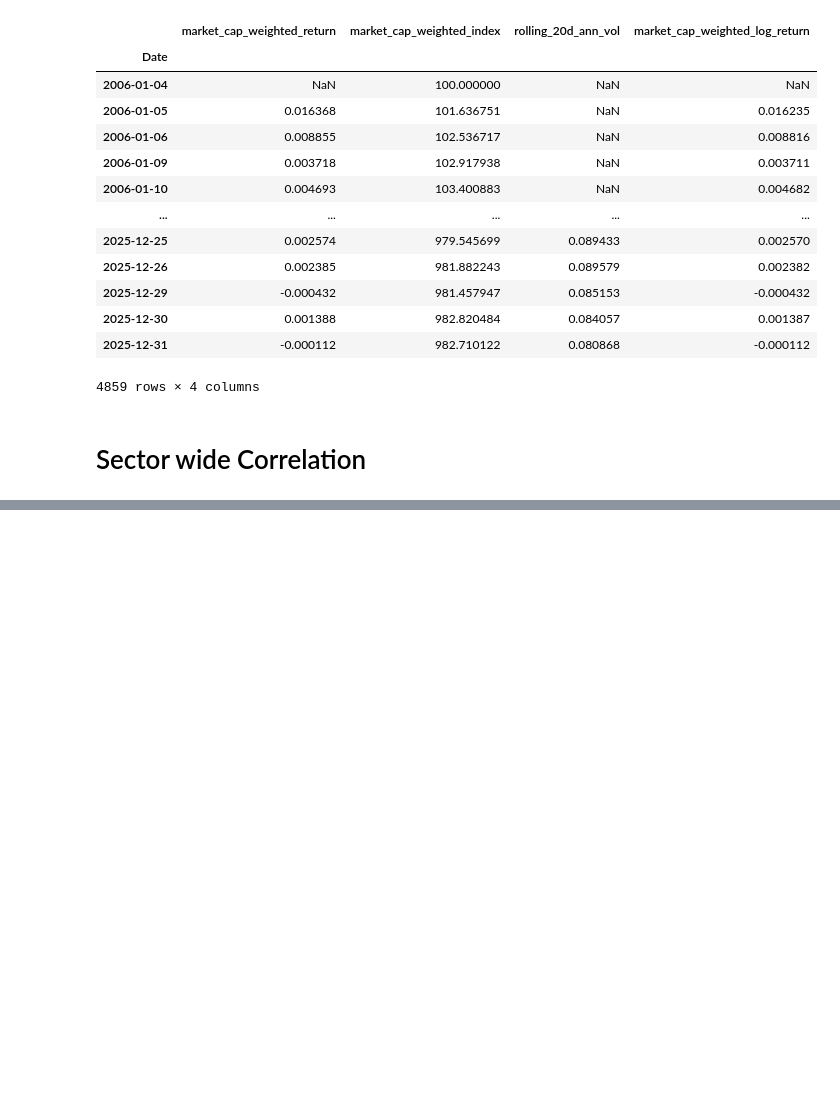
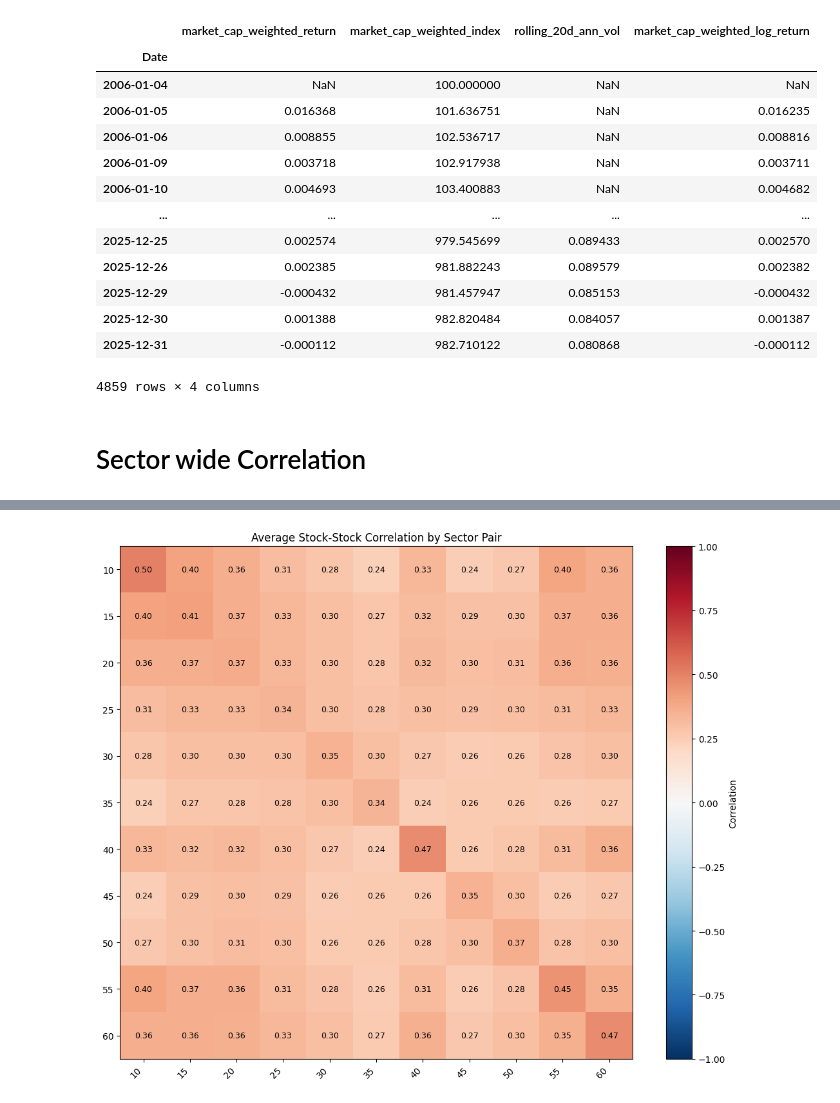
Before and after one commit to bakapig/Intro-To-Quant-Investing, a Jupyter notebook: JC/codebase/data_cn_eda.ipynb, the cells around one changed output, grey strips where cells are left out. Drawn from its saved outputs; the diff is of its cells as text; code cells hidden in the pictures; blank space fills up the shorter version.

```diff
--- a/JC/codebase/data_cn_eda.ipynb
+++ b/JC/codebase/data_cn_eda.ipynb
@@ -493,0 +609,53 @@ tickers['industry'] = tickers['gics'].apply(lambda x: str(x)[:6] if x is not Non
+# %%
+def build_sector_block_correlation(
+    df_prices,
+    tickers,
+    sector_col="sector",
+    return_type="simple",
+    min_names=3,
+    min_periods=60
+):
+    returns, sector_lookup = prepare_returns_and_sector_lookup(
+        df_prices, tickers, sector_col=sector_col, return_type=return_type
+    )
+
+    members = sector_lookup.groupby(sector_lookup).apply(lambda s: list(s.index))
+    members = members[members.apply(len) >= min_names]
+
+    keep_tickers = [t for lst in members for t in lst]
+    returns = returns[keep_tickers]
+
+    asset_corr = returns.corr(min_periods=min_periods)
+
+    sectors = members.index.tolist()
+    out = pd.DataFrame(index=sectors, columns=sectors, dtype=float)
+
+    for s1 in sectors:
+        for s2 in sectors:
+            block = asset_corr.loc[members[s1], members[s2]].to_numpy(dtype=float)
+
+            if s1 == s2:
+                # remove self-correlation on the diagonal
+                mask = ~np.eye(len(members[s1]), dtype=bool)
+                block = block[mask]
+            else:
+                block = block.ravel()
+
+            block = block[~np.isnan(block)]
+            out.loc[s1, s2] = block.mean() if block.size else np.nan
+
+    return out
+
+
+sector_block_corr = build_sector_block_correlation(
+    df_prices,
+    tickers,
+    sector_col="sector",
+    return_type="log",
+    min_names=3,
+    min_periods=60
+)
+
+plot_corr_heatmap(sector_block_corr, title="Average Stock-Stock Correlation by Sector Pair")
+# %% [output]
+[figure, added]
```
Also changed, not shown: parts of 9 cells of this notebook, 7 other files.
